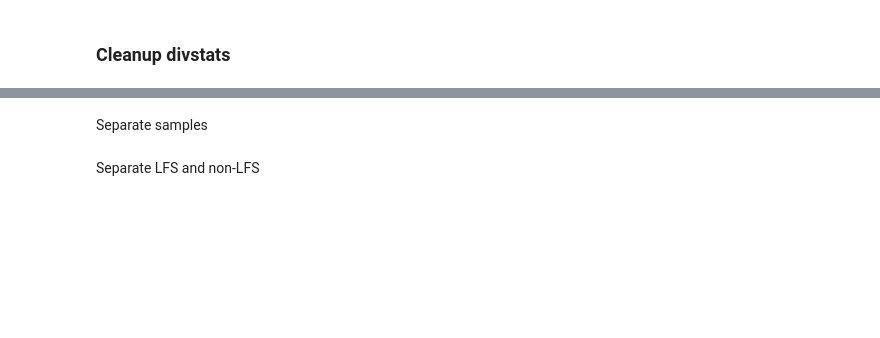
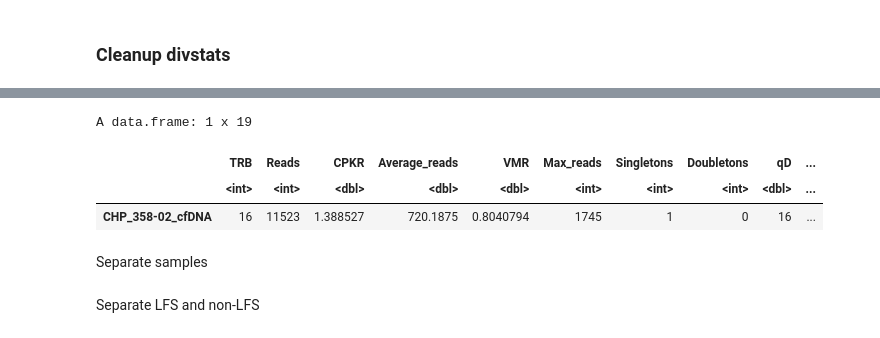
Before and after one commit to pughlab/ped_CapTCRseq, a Jupyter notebook: notebooks/02_divstats.ipynb, the cells around one changed output, grey strips where cells are left out. Drawn from its saved outputs; the diff is of its cells as text; code cells hidden in the pictures; blank space fills up the shorter version.

```diff
--- a/notebooks/02_divstats.ipynb
+++ b/notebooks/02_divstats.ipynb
@@ -140,4 +120,4 @@ save(file_df_dedup_trb, file = "/Users/anabbi/Desktop/H4H/INTERCEPT/analysis/met
 # %% [markdown]
 ### Cleanup divstats
 # %%
-divstats <- read.csv("/Users/anabbi/Desktop/H4H/INTERCEPT/analysis/metadata/divstats_TRBCHP.csv", header = T, stringsAsFactors = F, row.names = 1)
+divstats <- read.csv(paste0(datapath, "capTCRseq/divstats_TRBCHP.csv"), header = T, stringsAsFactors = F, row.names = 1)
@@ -171,3 +124,10 @@ A data.frame: 20 x 19
+# %%
+divstats["CHP_358-02_cfDNA",]
+# %% [output]
+A data.frame: 1 x 19
+|  | TRB | Reads | CPKR | Average_reads | VMR | Max_reads | Singletons | Doubletons | qD | ... |
+|  | <int> | <int> | <dbl> | <dbl> | <dbl> | <int> | <int> | <int> | <dbl> | ... |
+| CHP_358-02_cfDNA | 16 | 11523 | 1.388527 | 720.1875 | 0.8040794 | 1745 | 1 | 0 | 16 | ... |
 # %%
 #add 9 samples with nonproductive cdr3
 addsamples <- c('CHP_347-01-cfDNA','CHP_366-05_cfDNA','CHP_377-01-cfDNA',
```
Also changed, not shown: parts of 18 cells of this notebook, 9 other files.
